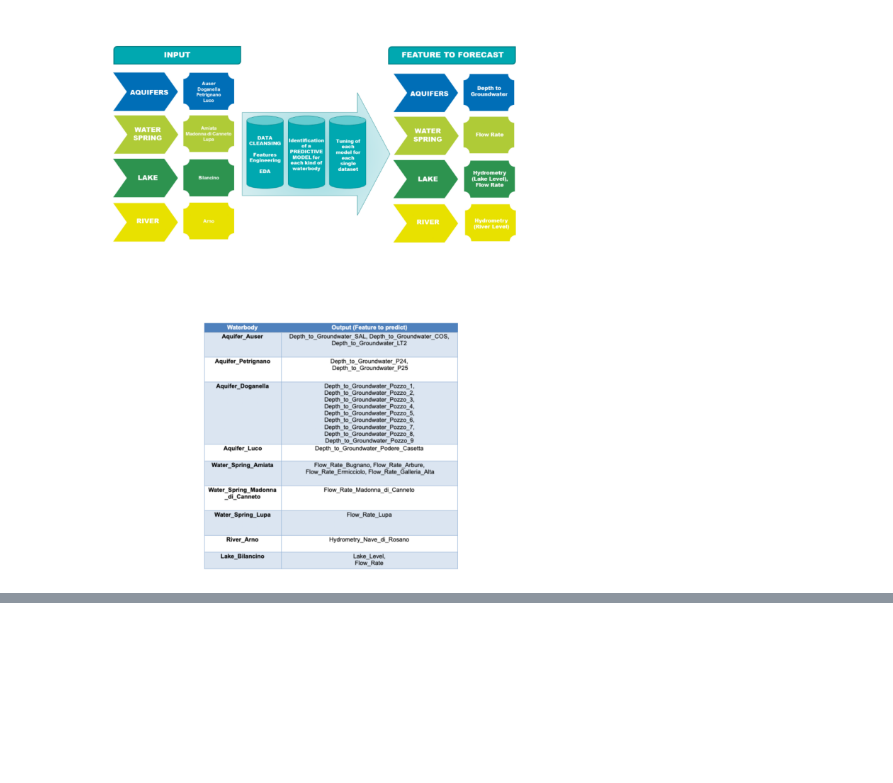
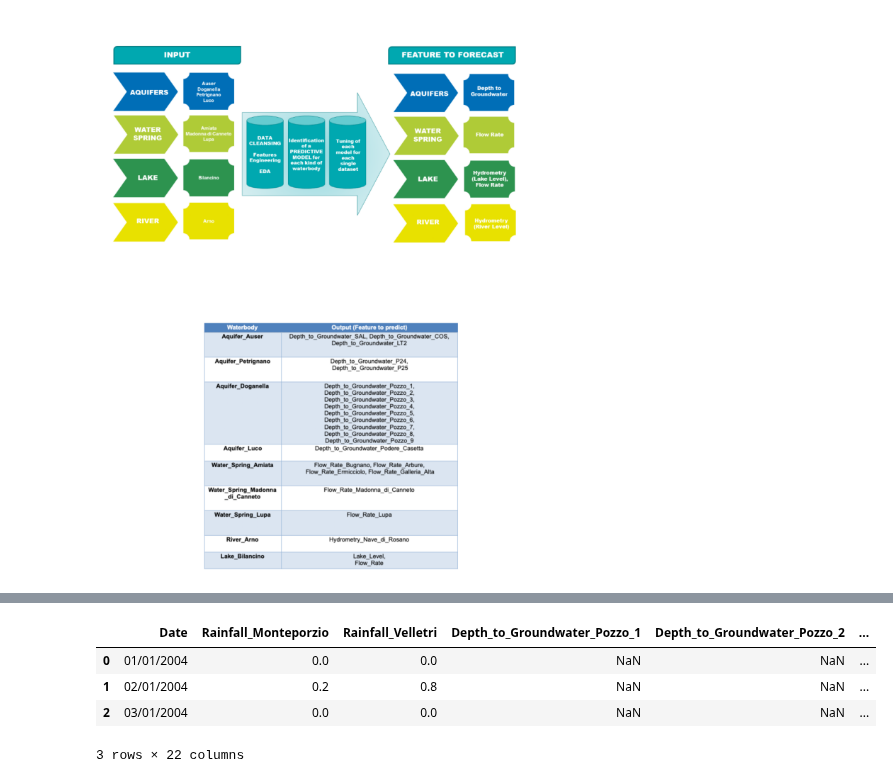
Before and after one commit to JosBerGon34/4GA.DataScience, a Jupyter notebook: src/explore.ipynb, the cells around one changed output, grey strips where cells are left out. Drawn from its saved outputs; the diff is of its cells as text; code cells hidden in the pictures; blank space fills up the shorter version.

```diff
--- a/src/explore.ipynb
+++ b/src/explore.ipynb
@@ -34,0 +48,9 @@ Ma_Amiata, Ma_MadonnaDiCanneto, Ma_Lupa, L_Bilancino, R_Arno.
+# %%
+Ac_Doganella = pd.read_csv('/workspaces/JBGTimeSeriesProject2/data/Aquifer_Doganella.csv')
+Ac_Doganella.head(3)
+# %% [output]
+|  | Date | Rainfall_Monteporzio | Rainfall_Velletri | Depth_to_Groundwater_Pozzo_1 | Depth_to_Groundwater_Pozzo_2 | ... |
+| 0 | 01/01/2004 | 0.0 | 0.0 | NaN | NaN | ... |
+| 1 | 02/01/2004 | 0.2 | 0.8 | NaN | NaN | ... |
+| 2 | 03/01/2004 | 0.0 | 0.0 | NaN | NaN | ... |
+3 rows × 22 columns
```
Also changed, not shown: parts of 10 cells of this notebook.
